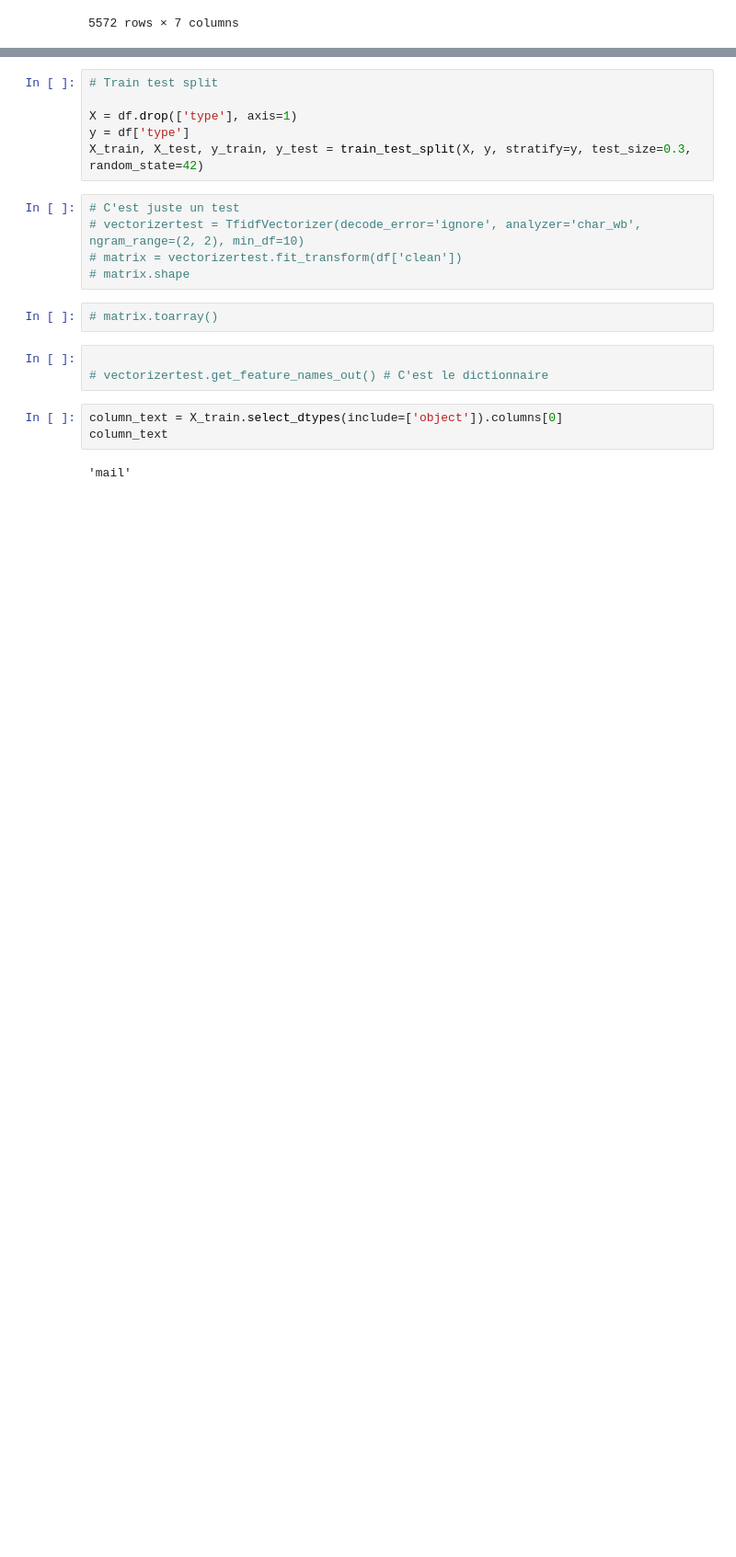
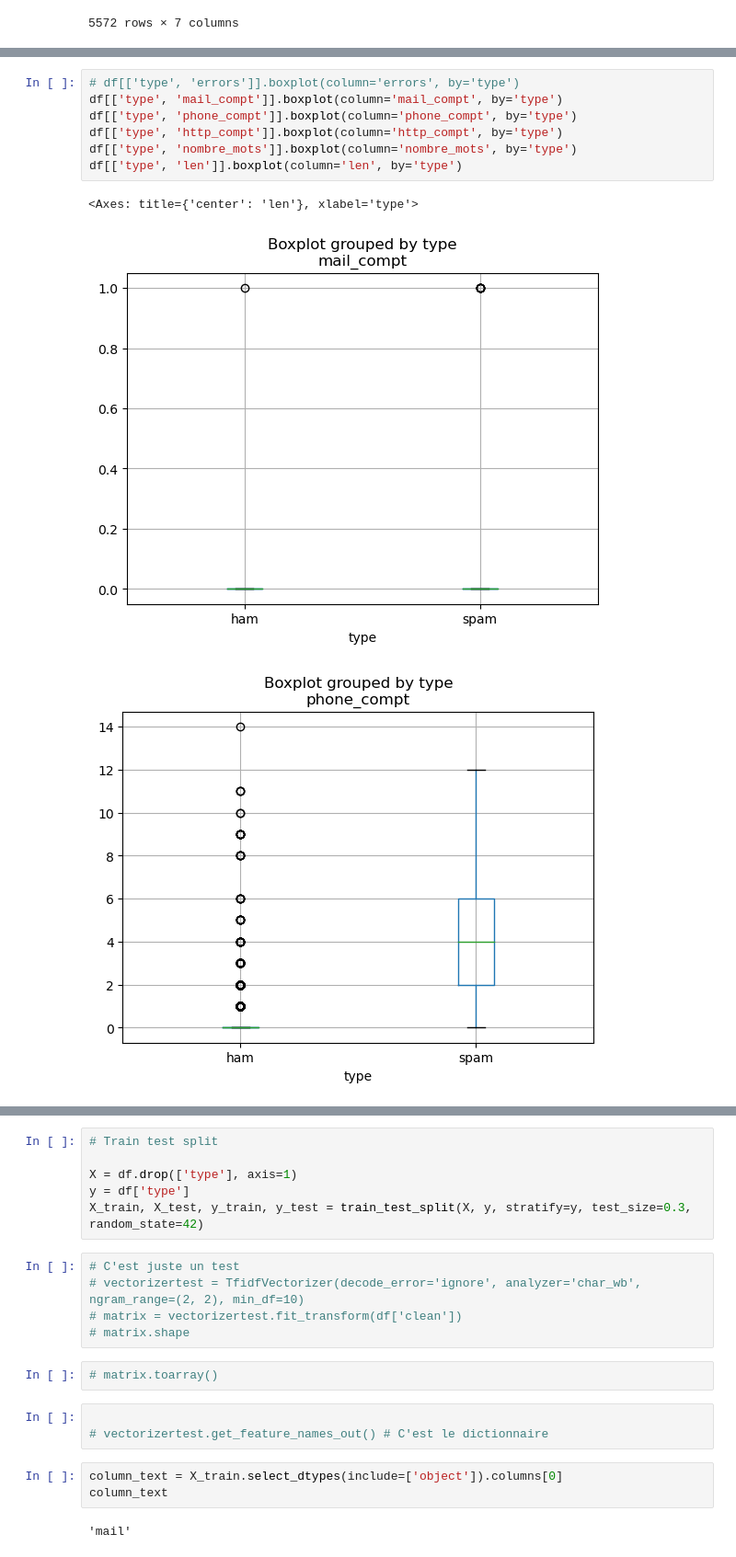
Before and after one commit to COMEWLECOME/Spam_Mohammed-Reda, a Jupyter notebook: SpamProject.ipynb, the cells around one changed output, grey strips where cells are left out. Shown at 92% size. Cells and saved outputs as stored; diff of their text form; blank space fills up the shorter version.

Commit message:
avec boxplot

```diff
--- a/SpamProject.ipynb
+++ b/SpamProject.ipynb
@@ -182,0 +211,11 @@ df['mail_compt']=df['mail'].apply(lambda x: len(re.findall(pattern, x)))
+# %%
+# df[['type', 'errors']].boxplot(column='errors', by='type')
+df[['type', 'mail_compt']].boxplot(column='mail_compt', by='type')
+df[['type', 'phone_compt']].boxplot(column='phone_compt', by='type')
+df[['type', 'http_compt']].boxplot(column='http_compt', by='type')
+df[['type', 'nombre_mots']].boxplot(column='nombre_mots', by='type')
+df[['type', 'len']].boxplot(column='len', by='type')
+# %% [output]
+<Axes: title={'center': 'len'}, xlabel='type'>
+[figure, added]
+[figure, added]
```
Also changed, not shown: parts of 9 cells of this notebook, 3 other files.
